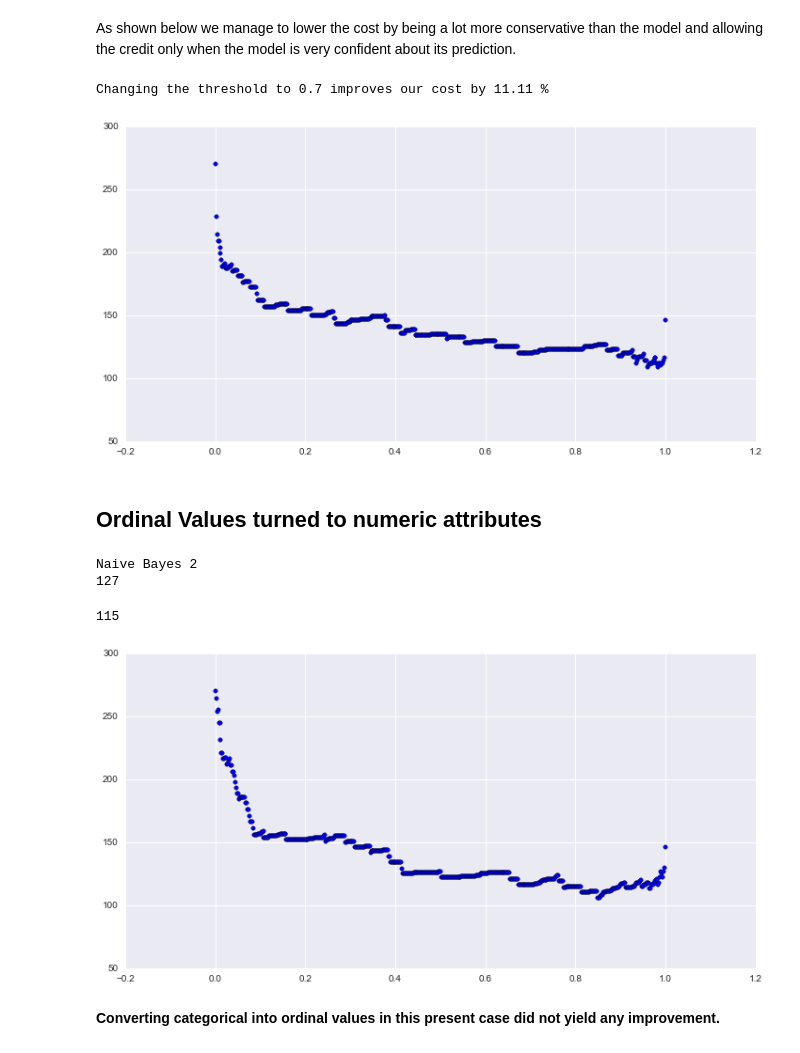
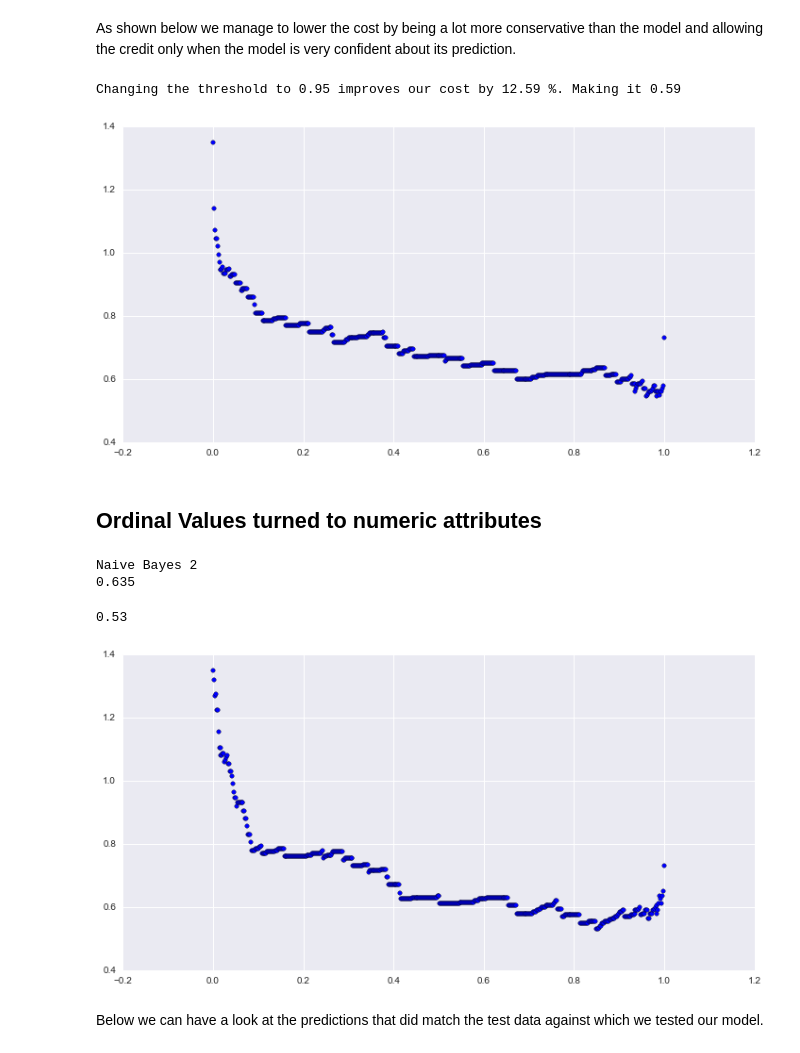
Before and after one commit to rlhez/scoring, a Jupyter notebook: scoring.ipynb, the cells around one changed output. Cells and saved outputs as stored; diff of their text form; code cells hidden in the pictures.

```diff
--- a/scoring.ipynb
+++ b/scoring.ipynb
@@ -32,3 +41,9 @@ It **looses the capital** (+ the expected interests) when not reimboursed!
 [The page presenting the dataset](https://archive.ics.uci.edu/ml/datasets/Statlog+(German+Credit+Data) states that : *It is worse to class a customer as good when they are bad (5), than it is to class a customer as bad when they are good (1). *
 
 We will stick to this 5 to 1 ratio and derive from it a cost function (see below) to evaluate our models
+# %%
+def cost(y,y_pred):
+    confusion_m = confusion_matrix(y,y_pred)
+    cost_matrix = np.array([[0,1],[5,0]])
+    return float(np.diag(np.transpose(cost_matrix).dot(confusion_m)).sum()) / len(y)
+cost_estimate = make_scorer(cost,greater_is_better=False)
@@ -304,9 +442,3 @@ The cost function discussed earler that will be used to assess the performace of
-# %%
-def cost(y,y_pred):
-    confusion_m = confusion_matrix(y,y_pred)
-    cost_matrix = np.array([[0,1],[5,0]])
-    return np.diag(np.transpose(cost_matrix).dot(confusion_m)).sum()
-cost_estimate = make_scorer(cost,greater_is_better=False)
 # %% [markdown]
 Some convinience methods
 # %%
@@ -475,16 +606,16 @@ def chooseThreshold(model,new_threshold):
 # %%
 thresholds = np.linspace(0,1,500)
 
 for t in thresholds:
     plt.scatter(t,cost(y_test,chooseThreshold(NB_alone,t)))
 
-new_cost = cost(y_test,chooseThreshold(nb_model,0.7))
-std_cost = float(135)
+new_cost = cost(y_test,chooseThreshold(nb_model,0.95))
+std_cost = float(0.675)
 increase = (std_cost - new_cost) / std_cost
-print 'Changing the threshold to {0} improves our cost by {1:.2f} %'.format(0.7,increase *100 )
+print 'Changing the threshold to {0} improves our cost by {1:.2f} %. Making it {2}'.format(0.95,increase *100,new_cost)
 # %% [output]
-Changing the threshold to 0.7 improves our cost by 11.11 %
+Changing the threshold to 0.95 improves our cost by 12.59 %. Making it 0.59
-[figure, old version]
+[figure, new version]
 # %% [markdown]
 ## Ordinal Values turned to numeric attributes
 # %%
@@ -497,7 +628,7 @@ print "Naive Bayes 2"
 print cost(y_test_num,NB_num_predictions)
 # %% [output]
 Naive Bayes 2
-127
+0.635
 # %%
 def chooseThreshold(model,new_threshold):
     prediction = []
@@ -514,9 +645,9 @@ thresholds = np.linspace(0,1,500)
 for t in thresholds:
     plt.scatter(t,cost(y_test_num,chooseThreshold(NB_num,t)))
 
-print cost(y_test,chooseThreshold(NB_num,0.8))
+print cost(y_test,chooseThreshold(NB_num,0.85))
 # %% [output]
-115
+0.53
-[figure, old version]
+[figure, new version]
-# %% [markdown]
-**Converting categorical into ordinal values in this present case did not yield any improvement.**
+# %% [markdown]
+Below we can have a look at the predictions that did match the test data against which we tested our model.
```
Also changed, not shown: parts of 37 cells of this notebook, 1 other file.
